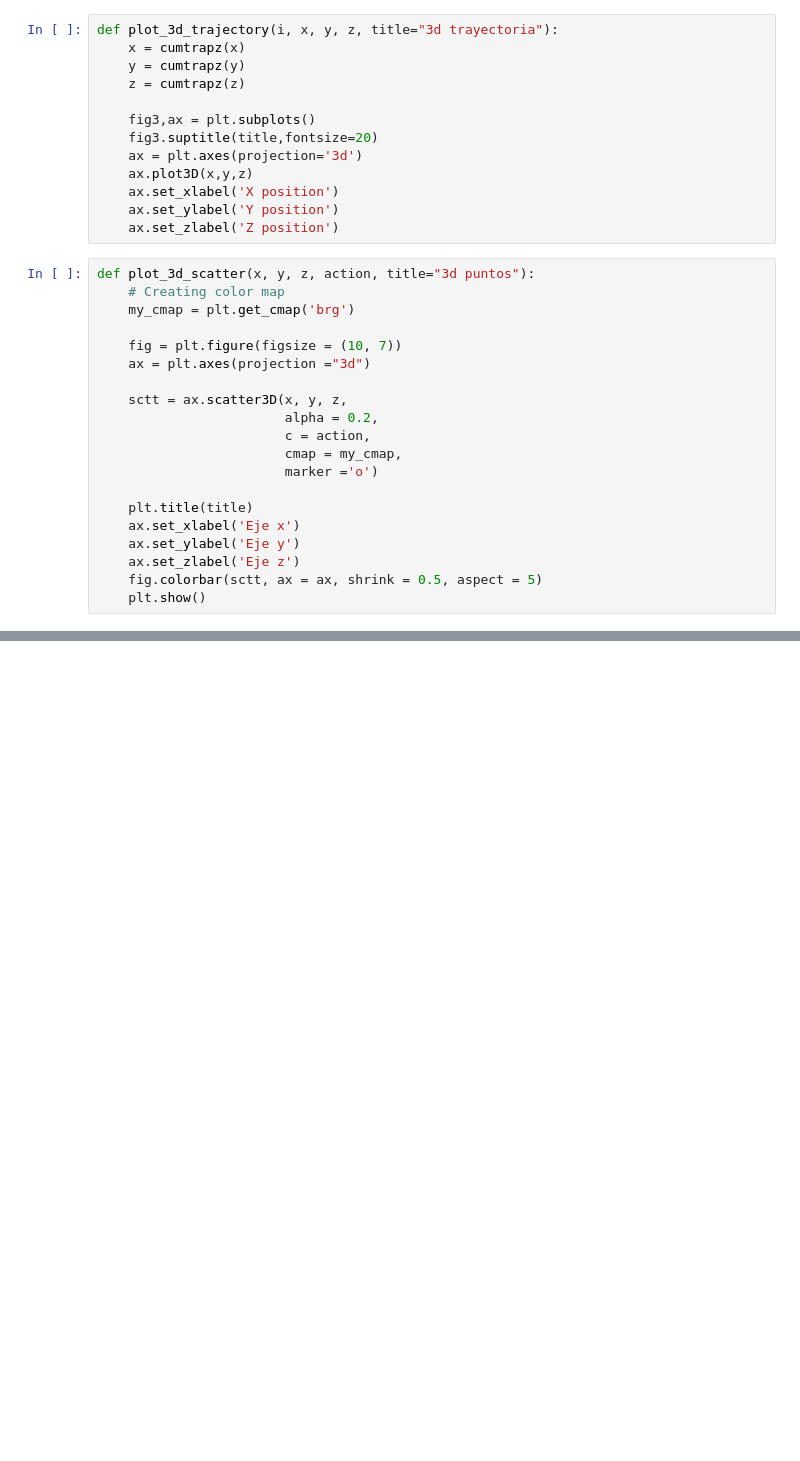
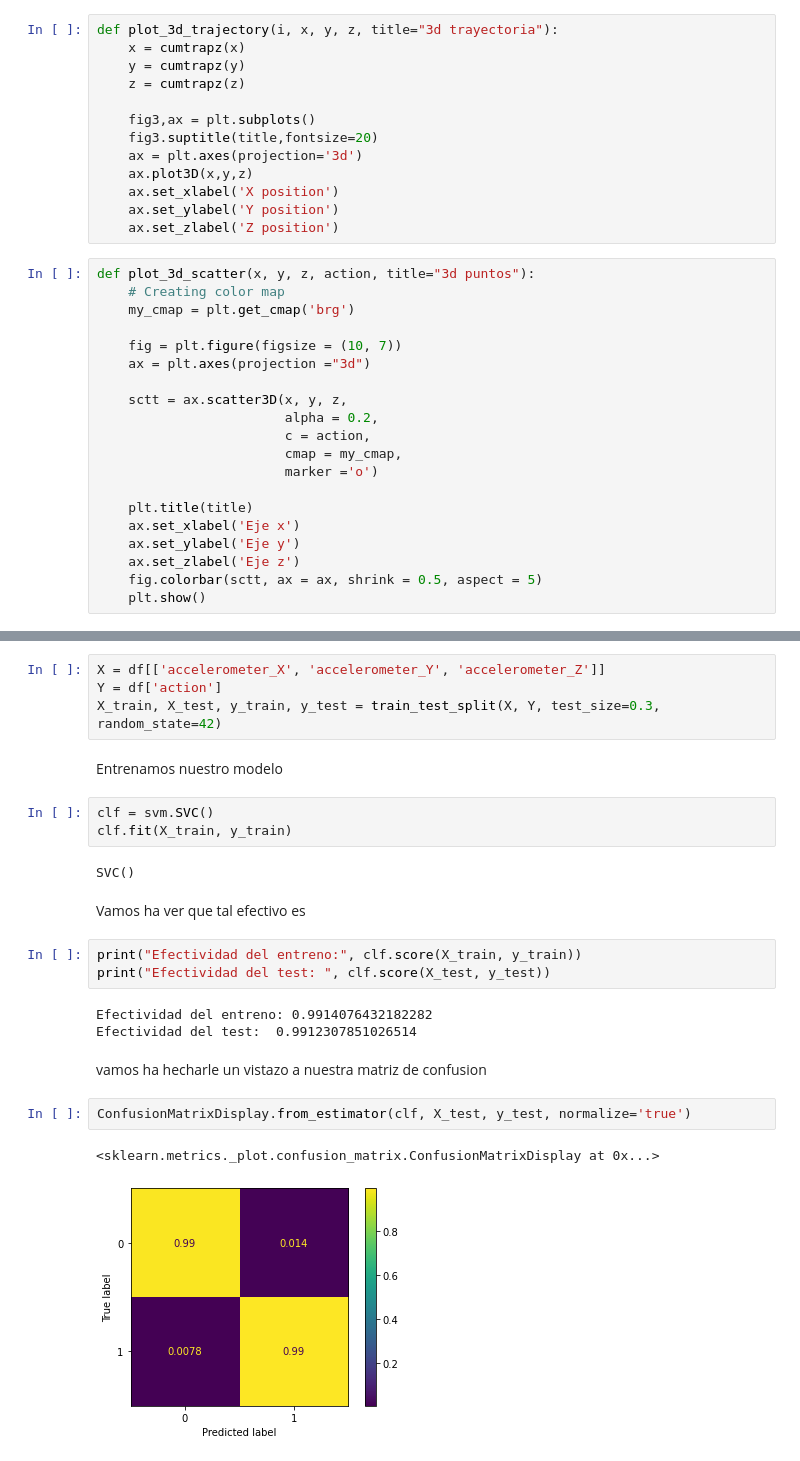
Before and after one commit to migueldemollet/Activity-Recognition, a Jupyter notebook: result.ipynb, the cells around one changed output, grey strips where cells are left out. Saved outputs shown, nothing was run; the diff lists cells and outputs as text; blank space fills up the shorter version.

Commit message:
Primer modelo (SVM)

```diff
--- a/result.ipynb
+++ b/result.ipynb
@@ -143,0 +158,26 @@ plot_3d_scatter(df['accelerometer_X'], df['accelerometer_Y'], df['accelerometer_
+# %%
+X = df[['accelerometer_X', 'accelerometer_Y', 'accelerometer_Z']]
+Y = df['action']
+X_train, X_test, y_train, y_test = train_test_split(X, Y, test_size=0.3, random_state=42)
+# %% [markdown]
+Entrenamos nuestro modelo
+# %%
+clf = svm.SVC()
+clf.fit(X_train, y_train)
+# %% [output]
+SVC()
+# %% [markdown]
+Vamos ha ver que tal efectivo es
+# %%
+print("Efectividad del entreno:", clf.score(X_train, y_train))
+print("Efectividad del test: ", clf.score(X_test, y_test))
+# %% [output]
+Efectividad del entreno: 0.9914076432182282
+Efectividad del test:  0.9912307851026514
+# %% [markdown]
+vamos ha hecharle un vistazo a nuestra matriz de confusion
+# %%
+ConfusionMatrixDisplay.from_estimator(clf, X_test, y_test, normalize='true')
+# %% [output]
+<sklearn.metrics._plot.confusion_matrix.ConfusionMatrixDisplay at 0x...>
+[figure, added]
```
Also changed, not shown: parts of 7 cells of this notebook.
